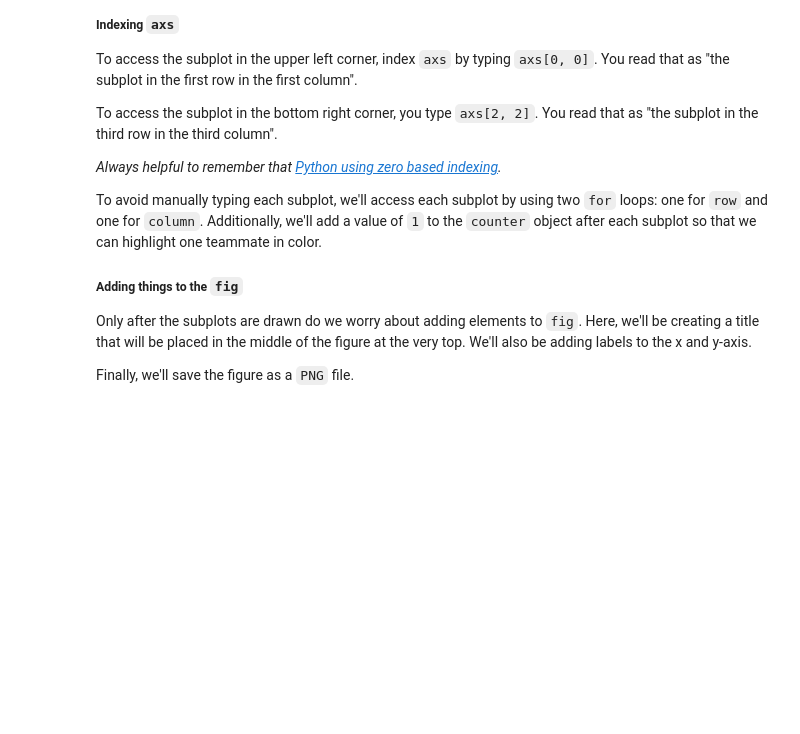
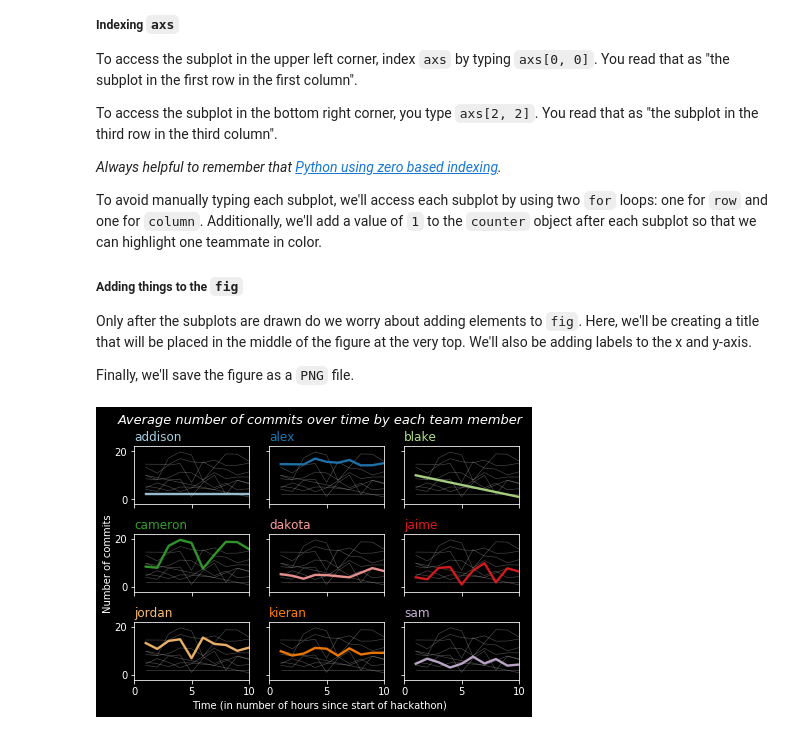
Before and after one commit to wvsharber/small_multiples, a Jupyter notebook: small_mult.ipynb, the cells around one changed output. Drawn from its saved outputs; the diff is of its cells as text; code cells hidden in the pictures; blank space fills up the shorter version.

```diff
--- a/small_mult.ipynb
+++ b/small_mult.ipynb
@@ -56,0 +68,5 @@ When making visualizations, knowing which shape your data needs to be in is half
+# %%
+df_wide = df.pivot(index="hour",
+                   columns="variable",
+                   values="value").reset_index()
+df_wide.head()
@@ -91,42 +114,67 @@ Finally, we'll save the figure as a `PNG` file.
 fig, axs = plt.subplots(nrows=3, ncols=3)
 
 # counter will store the feature index to use when highlighting a particular teammate in each subplot
+counter = 0
 
-        # plot every feature in each subplot in gray color
-
+# begin the nested for loop to access each individual subplot within the 3x3 grid
+# note: we are subsetting each subplot via axs[row, col]
+for row in range(axs.shape[0]):
+    for col in range(axs.shape[1]):
+        # plot every feature in each subplot as a white line
+        for feature in df_wide.drop("hour", axis=1).columns:
+            axs[row, col].plot(df_wide["hour"],
+                           df_wide[feature],
+                           marker="",
+                           color="white",
+                           linewidth=0.6,
+                           alpha=0.3)
         # for each subplot, plot only one non-"hour" feature - via counter - in color
-        # note: we are subsetting each subplot via axs[row, col]
-
+        # note: this where we'll input counter directly inside of palette()
+        axs[row, col].plot(df_wide["hour"],
+                           df_wide.drop("hour", axis=1).iloc[:, counter],
+                           marker="",
+                           color=palette(counter),
+                           linewidth=2.4,
+                           alpha=0.9)
         # set xlim and ylim for each subplot
-
+        axs[row, col].set_xlim(0,10)
+        axs[row, col].set_ylim(-2,22)
 
         # remove x-axis tick marks from the first two rows of subplots
-
+        if row in [0, 1]:
+            axs[row, col].tick_params(labelbottom=False)
         # remove the y-axis tick marks from the second and third columns of subplots
-
+        if col in [1, 2]:
+            axs[row, col].tick_params(labelleft=False)
 
         # assign each subplot a title based on the one non-"hour" feature that was highlighted in color
-
+        axs[row, col].set_title(df_wide.drop("hour", axis=1).iloc[:, counter].name,
+                                loc="left",
+                                fontsize=12,
+                                fontweight=0,
+                                color=palette(counter))
 
         # now that we're done with this subplot, add one to counter so the next teammate is highlighted
-
+        counter += 1
 
 # assign an overall title
 fig.suptitle("Average number of commits over time by each team member",
              fontsize=13,
              fontweight=0,
              color="white",
              style="italic",
              y=1.02)
 
 # label axes
 fig.text(0.5, 0.01, "Time (in number of hours since start of hackathon)", ha="center", va="center")
 fig.text(0.01, 0.5, "Number of commits", ha="center", va="center", rotation='vertical')
 
 # adjust layout so things aren't so squished
 fig.tight_layout()
 
 # export figure as PNG file
 fig.savefig("visuals/class_small_multiples_example.png",
             dpi=200,
             bbox_inches="tight")
+# %% [output]
+[figure, added]
```
Also changed, not shown: parts of 5 cells of this notebook, 1 other file.
